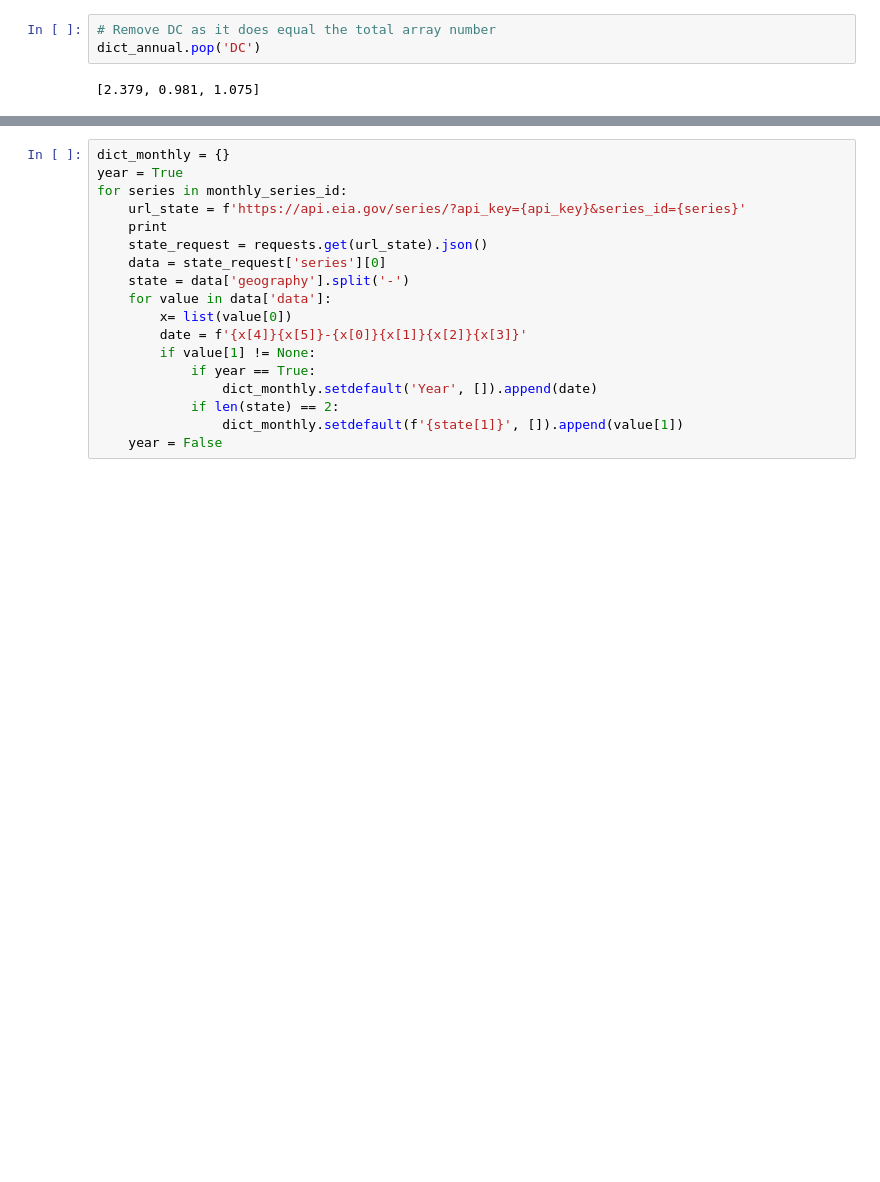
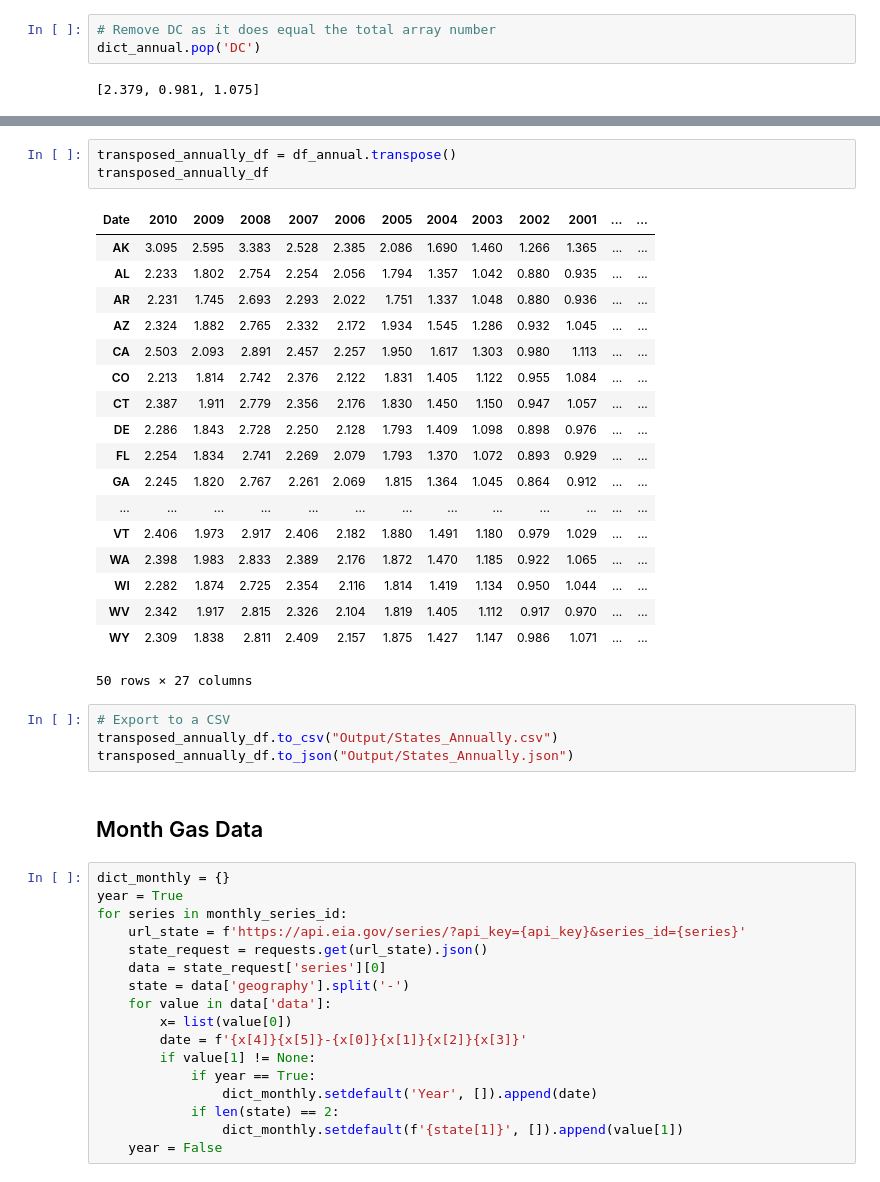
Before and after one commit to jzhao0626/Gas_Price_Analysis, a Jupyter notebook: States_Data_Retrieval.ipynb, the cells around one changed output, grey strips where cells are left out. Cells and saved outputs as stored; diff of their text form; blank space fills up the shorter version.

```diff
--- a/States_Data_Retrieval.ipynb
+++ b/States_Data_Retrieval.ipynb
@@ -93,9 +78,36 @@ df_annual = pd.DataFrame(dict_annual).set_index('Year')
+# %%
+transposed_annually_df = df_annual.transpose()
+transposed_annually_df
+# %% [output]
+| Date | 2010 | 2009 | 2008 | 2007 | 2006 | 2005 | 2004 | 2003 | 2002 | 2001 | ... | ... |
+| AK | 3.095 | 2.595 | 3.383 | 2.528 | 2.385 | 2.086 | 1.690 | 1.460 | 1.266 | 1.365 | ... | ... |
+| AL | 2.233 | 1.802 | 2.754 | 2.254 | 2.056 | 1.794 | 1.357 | 1.042 | 0.880 | 0.935 | ... | ... |
+| AR | 2.231 | 1.745 | 2.693 | 2.293 | 2.022 | 1.751 | 1.337 | 1.048 | 0.880 | 0.936 | ... | ... |
+| AZ | 2.324 | 1.882 | 2.765 | 2.332 | 2.172 | 1.934 | 1.545 | 1.286 | 0.932 | 1.045 | ... | ... |
+| CA | 2.503 | 2.093 | 2.891 | 2.457 | 2.257 | 1.950 | 1.617 | 1.303 | 0.980 | 1.113 | ... | ... |
+| CO | 2.213 | 1.814 | 2.742 | 2.376 | 2.122 | 1.831 | 1.405 | 1.122 | 0.955 | 1.084 | ... | ... |
+| CT | 2.387 | 1.911 | 2.779 | 2.356 | 2.176 | 1.830 | 1.450 | 1.150 | 0.947 | 1.057 | ... | ... |
+| DE | 2.286 | 1.843 | 2.728 | 2.250 | 2.128 | 1.793 | 1.409 | 1.098 | 0.898 | 0.976 | ... | ... |
+| FL | 2.254 | 1.834 | 2.741 | 2.269 | 2.079 | 1.793 | 1.370 | 1.072 | 0.893 | 0.929 | ... | ... |
+| GA | 2.245 | 1.820 | 2.767 | 2.261 | 2.069 | 1.815 | 1.364 | 1.045 | 0.864 | 0.912 | ... | ... |
+| ... | ... | ... | ... | ... | ... | ... | ... | ... | ... | ... | ... | ... |
+| VT | 2.406 | 1.973 | 2.917 | 2.406 | 2.182 | 1.880 | 1.491 | 1.180 | 0.979 | 1.029 | ... | ... |
+| WA | 2.398 | 1.983 | 2.833 | 2.389 | 2.176 | 1.872 | 1.470 | 1.185 | 0.922 | 1.065 | ... | ... |
+| WI | 2.282 | 1.874 | 2.725 | 2.354 | 2.116 | 1.814 | 1.419 | 1.134 | 0.950 | 1.044 | ... | ... |
+| WV | 2.342 | 1.917 | 2.815 | 2.326 | 2.104 | 1.819 | 1.405 | 1.112 | 0.917 | 0.970 | ... | ... |
+| WY | 2.309 | 1.838 | 2.811 | 2.409 | 2.157 | 1.875 | 1.427 | 1.147 | 0.986 | 1.071 | ... | ... |
+50 rows × 27 columns
+# %%
+# Export to a CSV
+transposed_annually_df.to_csv("Output/States_Annually.csv")
+transposed_annually_df.to_json("Output/States_Annually.json")
+# %% [markdown]
+## Month Gas Data
 # %%
 dict_monthly = {}
 year = True
 for series in monthly_series_id:
     url_state = f'https://api.eia.gov/series/?api_key={api_key}&series_id={series}'
-    print
     state_request = requests.get(url_state).json()
     data = state_request['series'][0]
     state = data['geography'].split('-')
```
Also changed, not shown: parts of 17 cells of this notebook, 11 other files.
